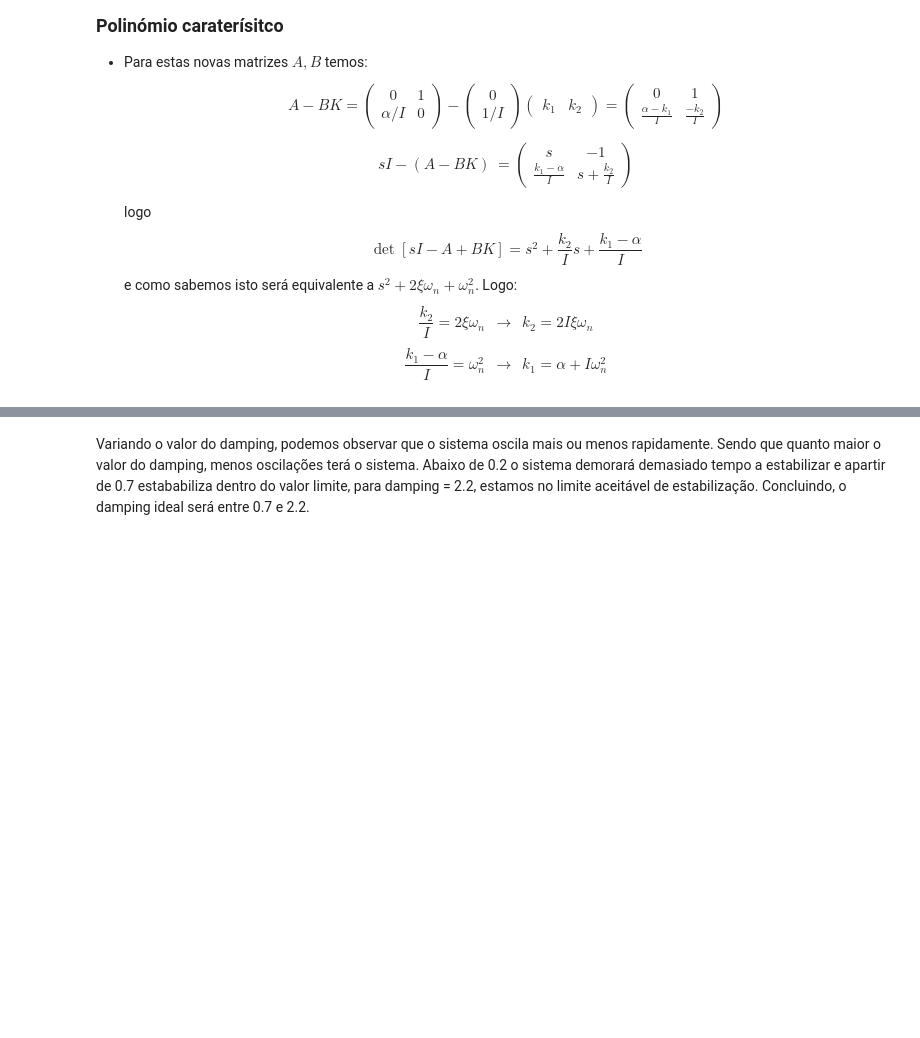
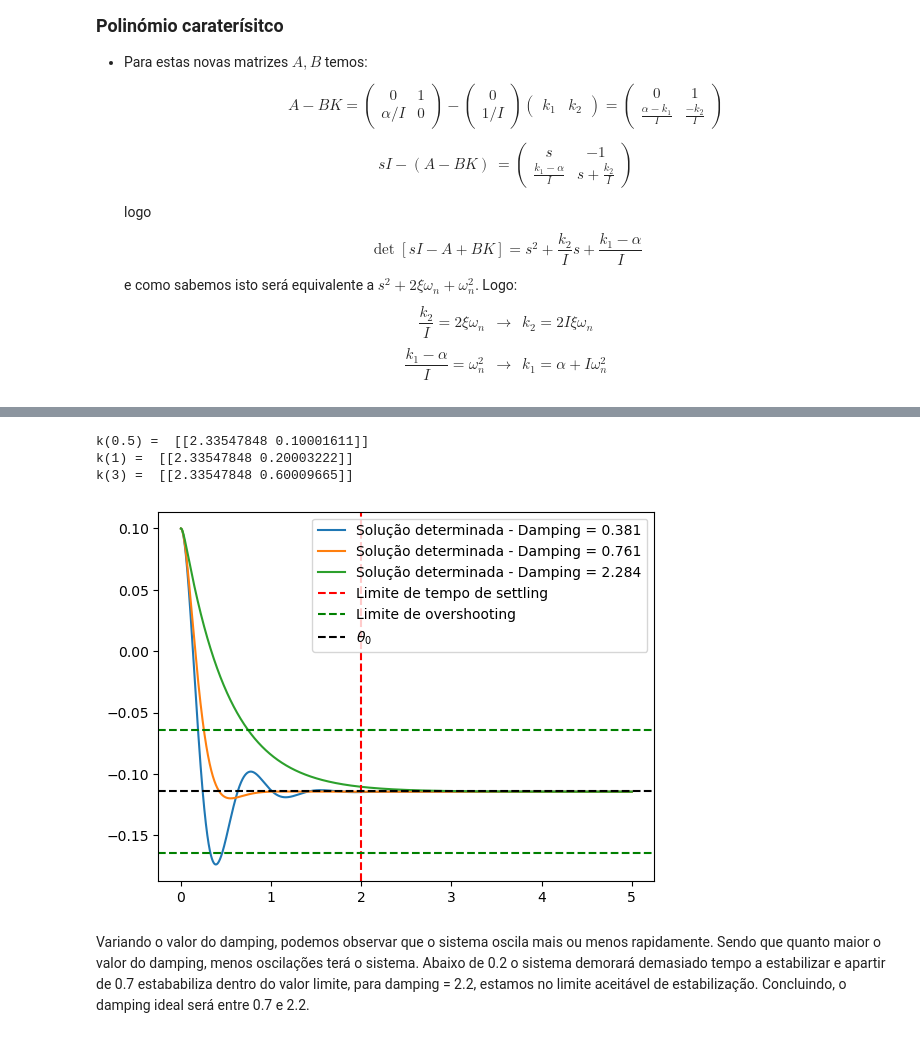
Before and after one commit to mariana-das-neves/sistemas_dinamicos_e_controlo, a Jupyter notebook: Projeto SDC.ipynb, the cells around one changed output, grey strips where cells are left out. Drawn from its saved outputs; the diff is of its cells as text; code cells hidden in the pictures; blank space fills up the shorter version.

```diff
--- a/Projeto SDC.ipynb
+++ b/Projeto SDC.ipynb
@@ -502,3 +506,39 @@ k(3) =  [[2.33547848 0.60009665]]
+# %%
+for i in [0.5,1,3]:
+    xi = np.sqrt(np.log(40)**2 / (np.pi**2 + np.log(40)**2))*i
+    w = 1/abs(theta0)
+    # print("xi  = ", xi)
+    # print("w_n = ", w)
+
+    k2 = 2*I*xi*w
+    k1 = alpha+I*w*w
+    k = np.array([k1,k2]).reshape((1,2))
+    print(f"k({i}) = ", k)
+
+    # representação gráfica
+    x0 = np.array([0.1,0])
+    times = np.linspace(0, 5, 10000, endpoint=True)
+    dt = abs(times[1]-times[0])
+    xt = np.zeros((len(times), 2))
+    ut = np.zeros(len(times)) # u é escalar - é torque
+    xt[0] = x0
+    ut[0] = ((-k @ xt[0])[0] + beta)/I
+    for i in range(len(times)-1):
+        xt[i+1] = xt[i] + dt*(A2 @ xt[i] + B2.reshape((2,)) * ut[i])
+        ut[i+1] = ((-k @ xt[i+1])[0] + beta)/I
+
+    plt.plot(times, xt[:,0], label=f'Solução determinada - Damping = {xi:.3f}')
+plt.axvline(2, linestyle='--', color='red', label='Limite de tempo de settling')
+plt.axhline(theta0-5e-2, linestyle='--', color='green', label='Limite de overshooting')
+plt.axhline(theta0+5e-2, linestyle='--', color='green')
+plt.axhline(theta0, linestyle='--', color='black', label=r'$\theta_0$')
+plt.legend()
+plt.show()
+# %% [output]
+k(0.5) =  [[2.33547848 0.10001611]]
+k(1) =  [[2.33547848 0.20003222]]
+k(3) =  [[2.33547848 0.60009665]]
+[figure, added]
 # %% [markdown]
 Variando o valor do damping, podemos observar que o sistema oscila mais ou menos rapidamente. Sendo que quanto maior o valor do damping, menos oscilações terá o sistema. Abaixo de 0.2 o sistema demorará demasiado tempo a estabilizar e apartir de 0.7 estababiliza dentro do valor limite, para damping = 2.2, estamos no limite aceitável de estabilização. Concluindo, o damping ideal será entre 0.7 e 2.2.
 # %% [markdown]
```
Also changed, not shown: parts of 3 cells of this notebook.
